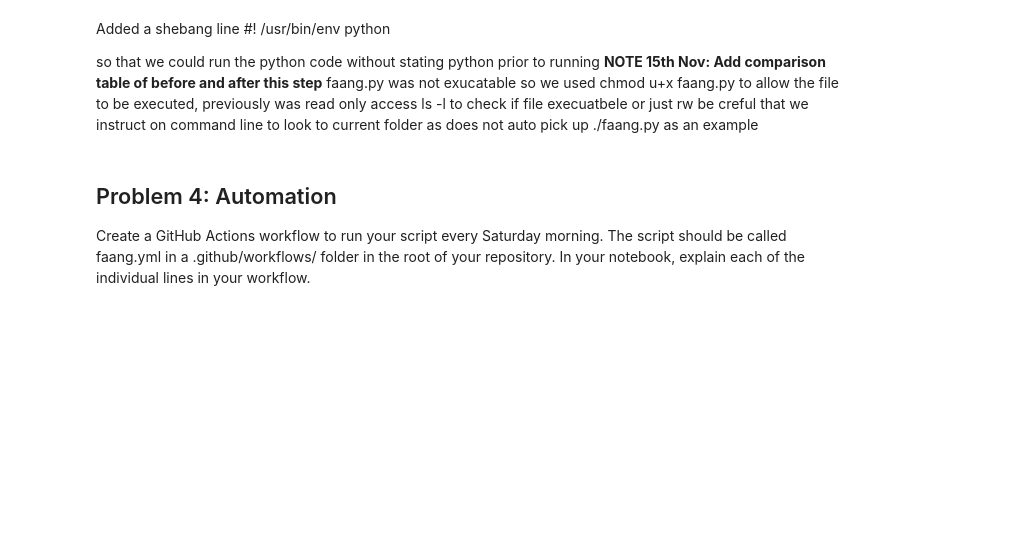
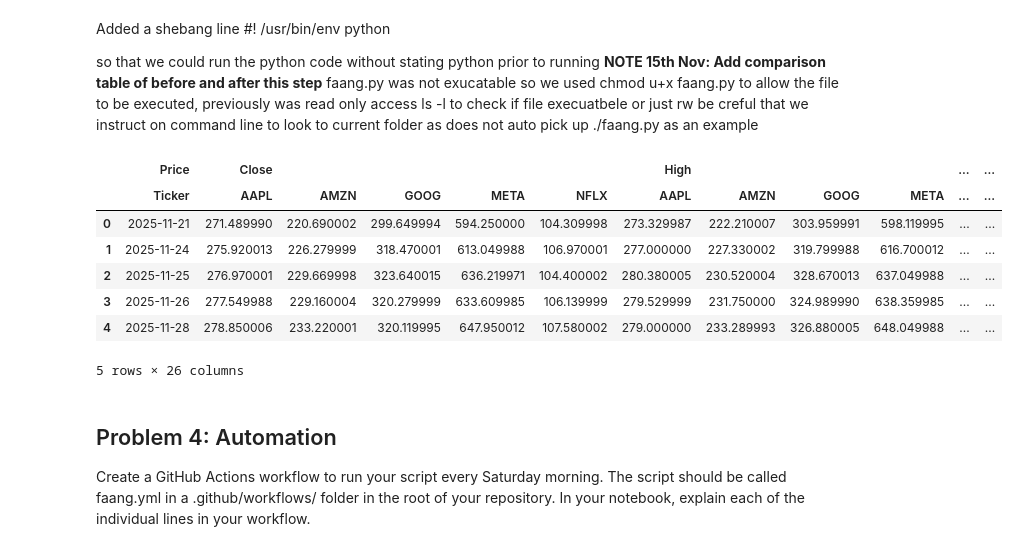
Before and after one commit to Mr-Scarf/computer-infrastructure, a Jupyter notebook: problems.ipynb, the cells around one changed output. Cells and saved outputs as stored; diff of their text form; code cells hidden in the pictures; blank space fills up the shorter version.

Commit message:
Problem 3+ 4 - Update (Lecture 32-34)

```diff
--- a/problems.ipynb
+++ b/problems.ipynb
@@ -214,6 +216,26 @@ so that we could run the python code without stating python prior to running  **
 faang.py was not exucatable so we used chmod u+x faang.py to allow the file to be executed, previously was read only access
 ls -l to check if file execuatbele or just rw
 be creful that we instruct on command line to look to current folder as does not auto pick up ./faang.py as an example
+# %%
+# lecture 33 - delete - messing
+df = pd.read_csv(f'Data/{data_files[0]}',header=[0,1],skiprows=[2])
+
+df
+
+# mULTICOLUMN INDEX back from yfinance, currently only using 1st row
+# Remove multi index - ref. https://stackoverflow.com/questions/20208320/how-to-remove-multiindex-in-pandas-dataframe
+# https://pandas.pydata.org/pandas-docs/stable/reference/api/pandas.read_csv.html
+
+# header infer means firs
+# %% [output]
+|  | Price | Close |  |  |  |  | High |  |  |  | ... | ... |
+|  | Ticker | AAPL | AMZN | GOOG | META | NFLX | AAPL | AMZN | GOOG | META | ... | ... |
+| 0 | 2025-11-21 | 271.489990 | 220.690002 | 299.649994 | 594.250000 | 104.309998 | 273.329987 | 222.210007 | 303.959991 | 598.119995 | ... | ... |
+| 1 | 2025-11-24 | 275.920013 | 226.279999 | 318.470001 | 613.049988 | 106.970001 | 277.000000 | 227.330002 | 319.799988 | 616.700012 | ... | ... |
+| 2 | 2025-11-25 | 276.970001 | 229.669998 | 323.640015 | 636.219971 | 104.400002 | 280.380005 | 230.520004 | 328.670013 | 637.049988 | ... | ... |
+| 3 | 2025-11-26 | 277.549988 | 229.160004 | 320.279999 | 633.609985 | 106.139999 | 279.529999 | 231.750000 | 324.989990 | 638.359985 | ... | ... |
+| 4 | 2025-11-28 | 278.850006 | 233.220001 | 320.119995 | 647.950012 | 107.580002 | 279.000000 | 233.289993 | 326.880005 | 648.049988 | ... | ... |
+5 rows × 26 columns
 # %% [markdown]
 ## Problem 4: Automation
 
```
Also changed, not shown: parts of 7 cells of this notebook, 5 other files.
